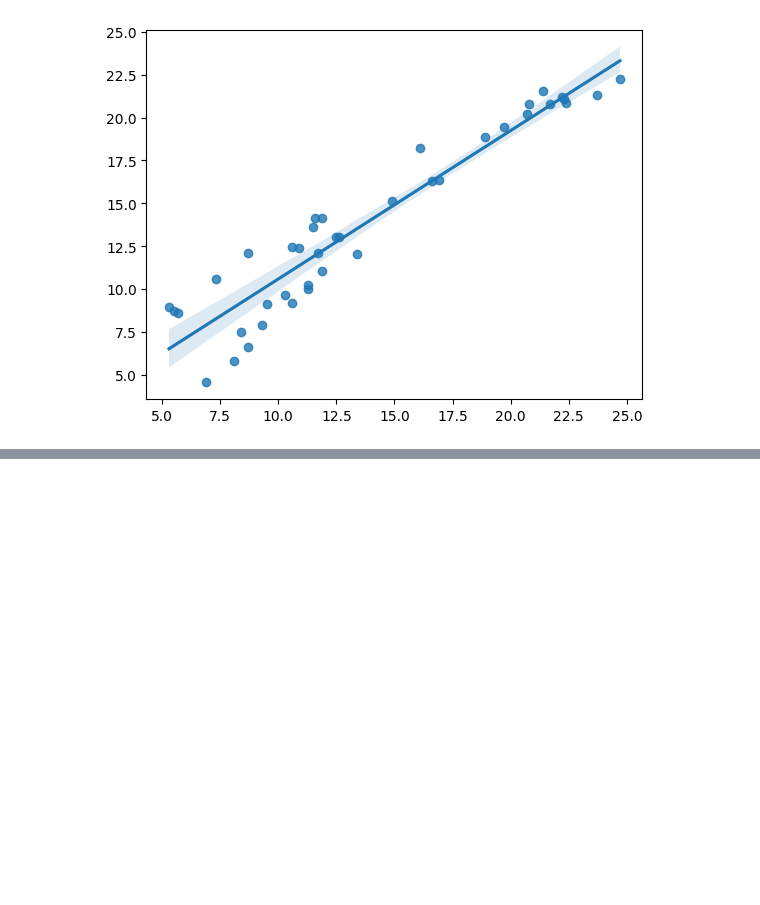
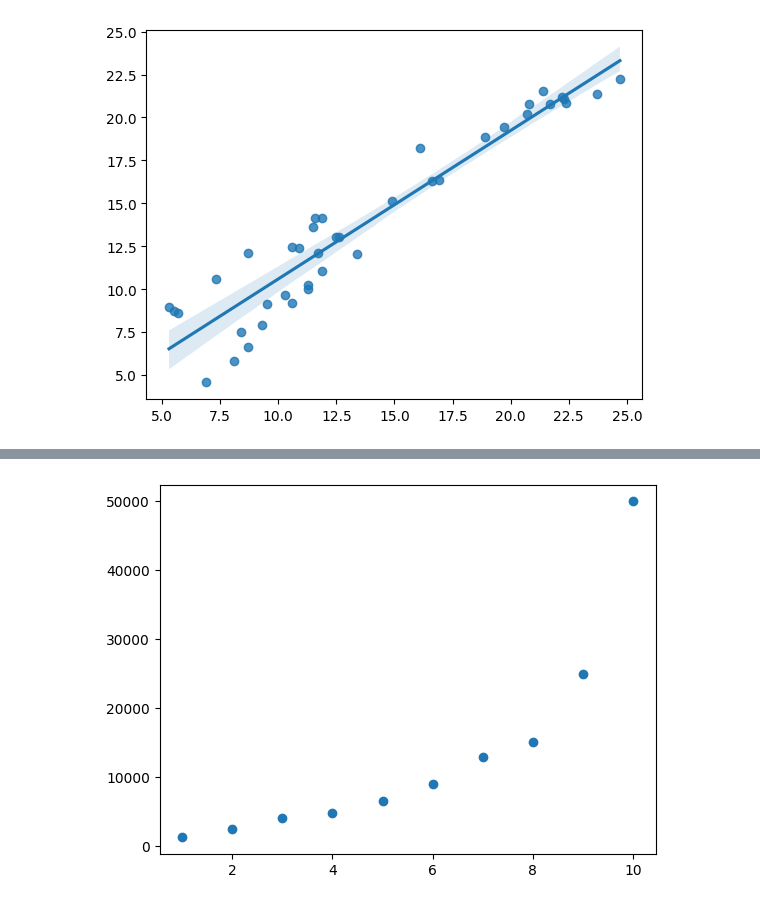
Before and after one commit to ETorresSacha/clases-MI, a Jupyter notebook: maching_learning_curso.ipynb, the cells around one changed output, grey strips where cells are left out. Cells and saved outputs as stored; diff of their text form; code cells hidden in the pictures; blank space fills up the shorter version.

```diff
--- a/maching_learning_curso.ipynb
+++ b/maching_learning_curso.ipynb
@@ -292,0 +319,20 @@ R2:  0.9005833101920356
+# %%
+pos = [x for x in range(1,11)]
+post = ['Pasante de desarrollo',
+        'Desarrollador junior',
+        'Desarrollador intermedio',
+        'Desarrollador senior',
+        'Lider de proyecto',
+        'Gerente de proyecto',
+        'Arquitecto de software',
+        'Director de desarrollo',
+        'Director de tecnología',
+        'Director ejecutivo']
+salary = [1200.0, 2500.0, 4000.0,4800.0, 6500.0, 9000.0, 12820.0, 15000.0, 25000.0, 50000.0]
+# %%
+data = {
+    'position':post,
+    'years':pos,
+    'salary':salary}
+data = pd.DataFrame(data)
+data.head()
@@ -292,0 +346,5 @@ R2:  0.9005833101920356
+# %%
+plt.scatter(data['years'],data['salary']) # al parecer scatter(x,y) asi es como toma los valores
+plt.show()
+# %% [output]
+[figure, added]
```
Also changed, not shown: parts of 9 cells of this notebook.
